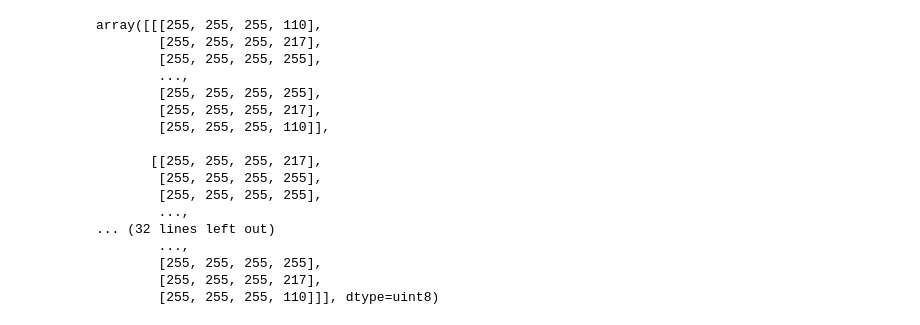
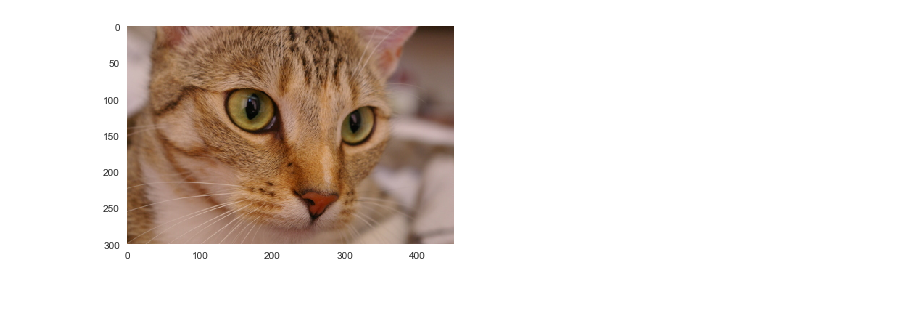
Before and after one commit to ZackAkil/image-fission, a Jupyter notebook: notebooks/1# test image manipulation.ipynb, the cells around one changed output. Drawn from its saved outputs; the diff is of its cells as text; code cells hidden in the pictures; blank space fills up the shorter version.

```diff
--- a/notebooks/1# test image manipulation.ipynb
+++ b/notebooks/1# test image manipulation.ipynb
@@ -11,20 +12,6 @@ from skimage import data
-# %%
-data.horse()
-# %% [output]
-array([[[255, 255, 255, 110],
-        [255, 255, 255, 217],
-        [255, 255, 255, 255],
-        ...,
-        [255, 255, 255, 255],
-        [255, 255, 255, 217],
-        [255, 255, 255, 110]],
-
-       [[255, 255, 255, 217],
-        [255, 255, 255, 255],
-        [255, 255, 255, 255],
-        ...,
-... (32 lines left out)
-        ...,
-        [255, 255, 255, 255],
-        [255, 255, 255, 217],
-        [255, 255, 255, 110]]], dtype=uint8)
+# %%
+test_image = data.chelsea()
+plt.imshow(test_image)
+plt.grid(False)
+# %% [output]
+[figure, added]
```
Also changed, not shown: parts of 10 cells of this notebook.
